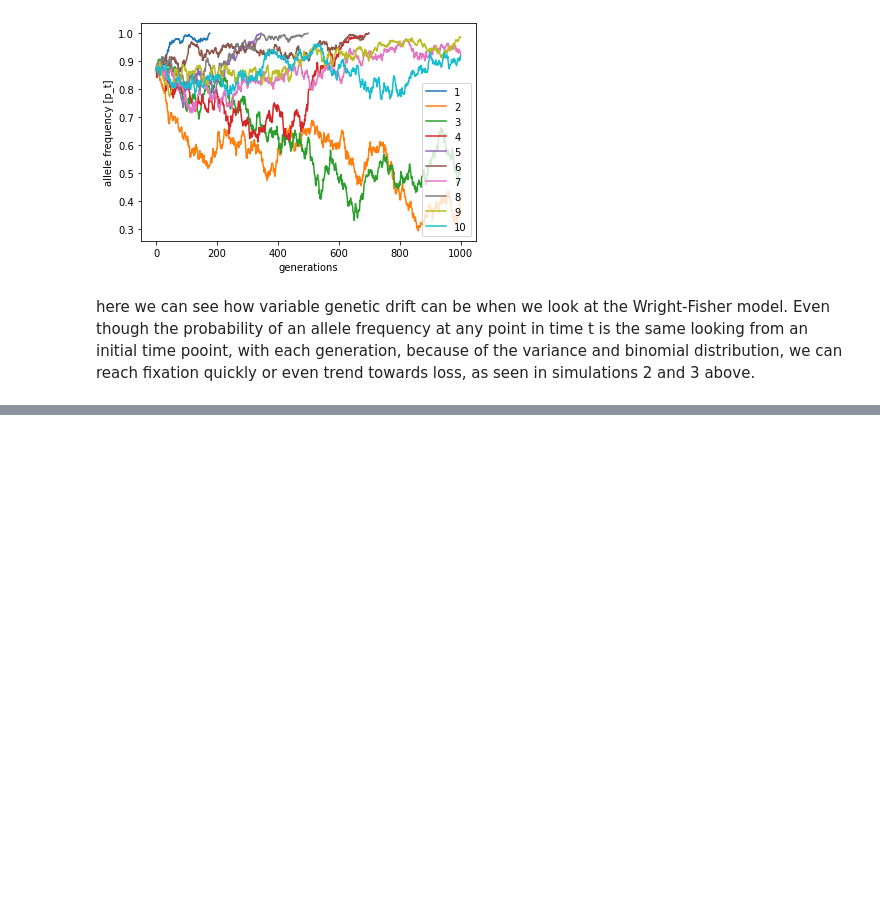
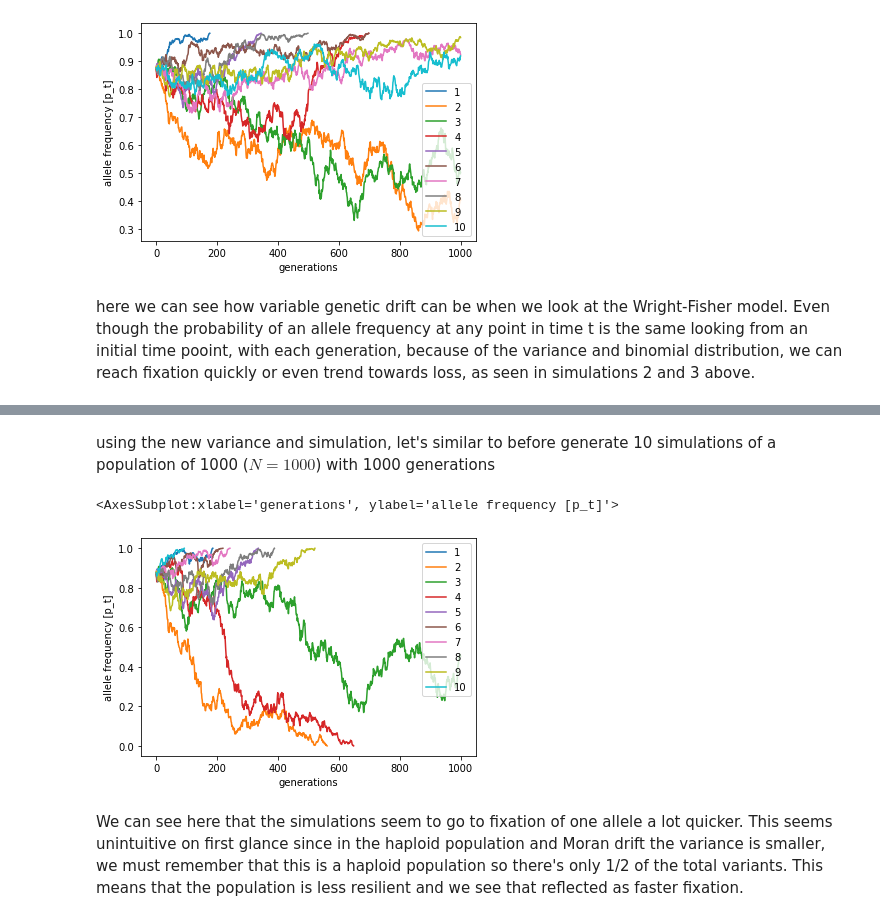
Before and after one commit to djemec/computational_pop_gen, a Jupyter notebook: fundamental_evolutionary_models.ipynb, the cells around one changed output, grey strips where cells are left out. Drawn from its saved outputs; the diff is of its cells as text; code cells hidden in the pictures; blank space fills up the shorter version.

Commit message:
drift

```diff
--- a/fundamental_evolutionary_models.ipynb
+++ b/fundamental_evolutionary_models.ipynb
@@ -338,0 +397,29 @@ here we can see how variable genetic drift can be when we look at the Wright-Fis
+# %% [markdown]
+using the new variance and simulation, let's similar to before generate 10 simulations of a population of 1000 ($N = 1000$) with 1000 generations
+# %%
+# set the p(A) to 0.875
+p_a = 0.8750
+n=1000
+i_k = int(p_a*n)
+gen = 1000
+sims = 10
+
+#creting a blank dataframe with the columns for each simulation and a row for each generation
+ten_kgen_moran_df = pd.DataFrame(columns = [i+1 for i in range(sims)])
+ten_kgen_moran_df = ten_kgen_moran_df.reindex(list(range(0, gen))).reset_index(drop=True)
+
+for seed in range(1,sims+1):
+    # clears the df
+    tmp_df = pd.DataFrame()
+    # runs the wf simulation
+    tmp_df = sim_moran(gen, n, i_k, seed)
+
+    # stores the run in the column
+    ten_kgen_moran_df[seed] = tmp_df['p_t']
+
+ten_kgen_moran_df.plot.line(xlabel='generations', ylabel='allele frequency [p_t]')
+# %% [output]
+<AxesSubplot:xlabel='generations', ylabel='allele frequency [p_t]'>
+[figure, added]
+# %% [markdown]
+We can see here that the simulations seem to go to fixation of one allele a lot quicker.  This seems unintuitive on first glance since in the haploid population and Moran drift the variance is smaller, we must remember that this is a haploid population so there's only 1/2 of the total variants.  This means that the population is less resilient and we see that reflected as faster fixation.
```
Also changed, not shown: parts of 5 cells of this notebook.
